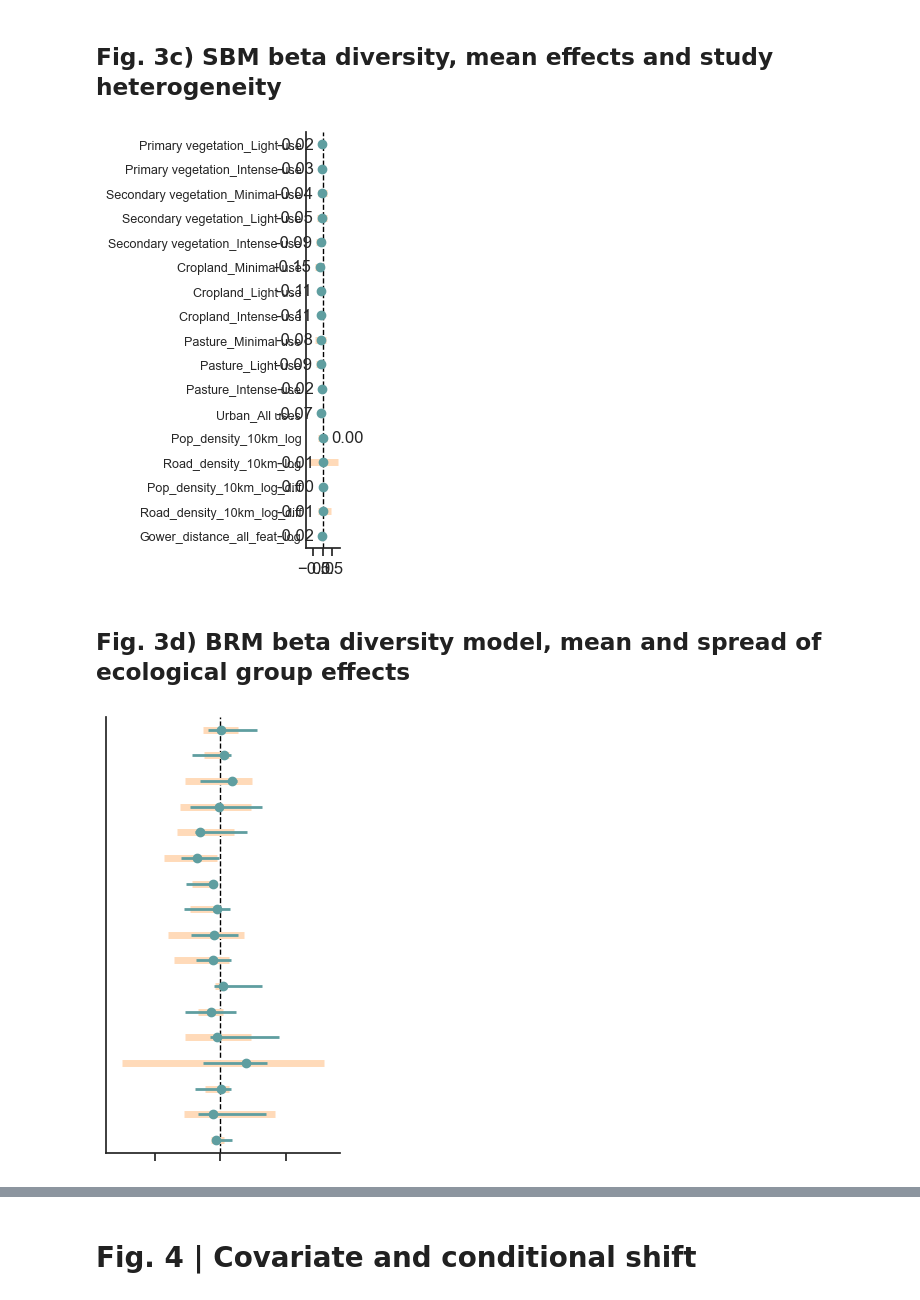
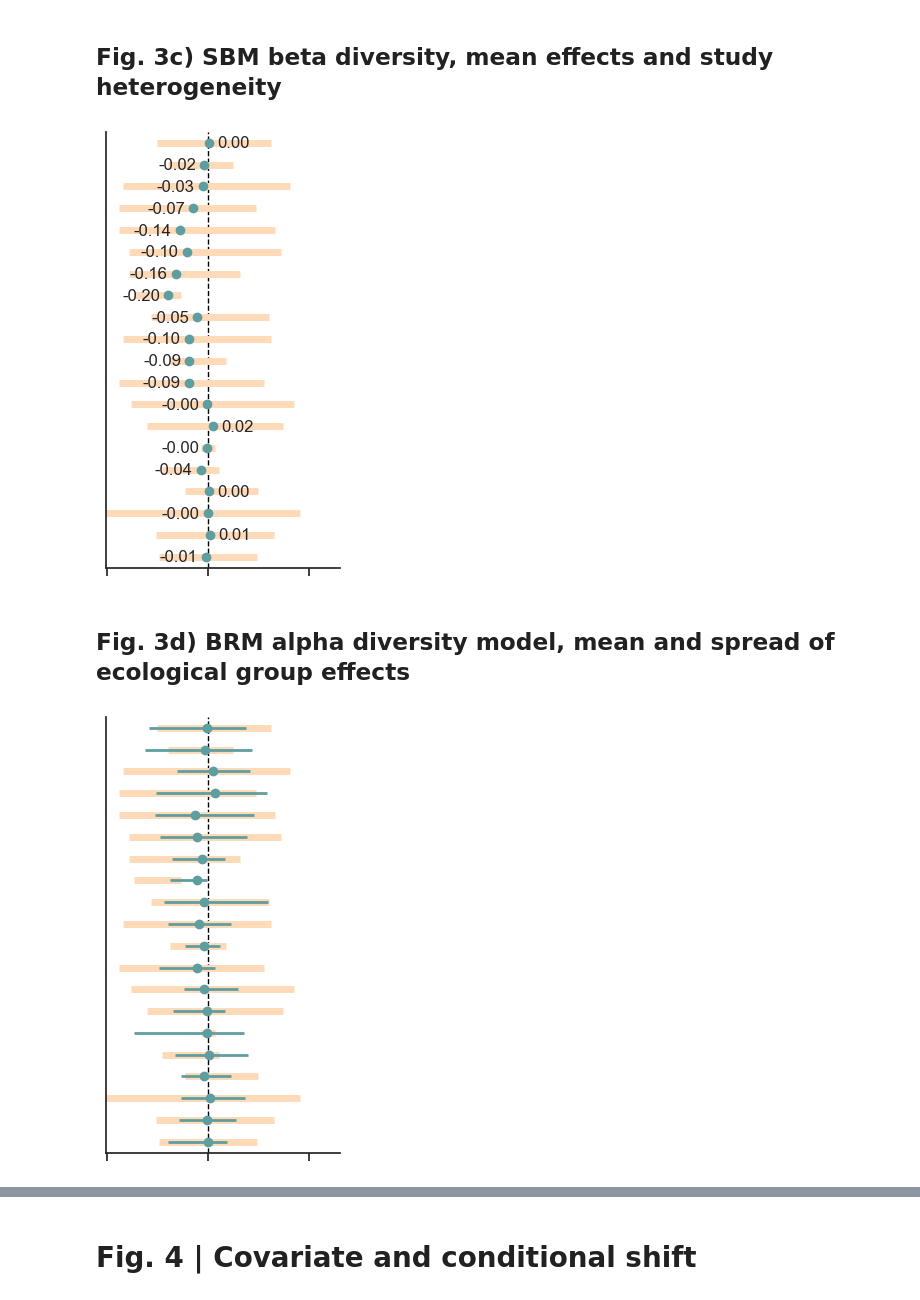
Before and after one commit to j-nystrom/biodiversity-impacts, a Jupyter notebook: notebooks/1_manuscript_main.ipynb, the cells around one changed output, grey strips where cells are left out. Drawn from its saved outputs; the diff is of its cells as text; code cells hidden in the pictures.

```diff
--- a/notebooks/1_manuscript_main.ipynb
+++ b/notebooks/1_manuscript_main.ipynb
@@ -1638,20 +1394,21 @@ def plot_effect_panel(
 # %%
-fig3ce_figsize = (2.7, 4.8)
+# Shared size for Fig 3c-e and Fig 4c-e forest-style panels.
+effect_forest_figsize = (2.7, 4.8)
 # %% [markdown]
 ## Fig. 3c) SBM beta diversity, mean effects and study heterogeneity
 # %%
 # Plot Fig 3c as SBM beta study heterogeneity and population mean effects.
 fig3c_sbm_effects = plot_effect_panel(
-    effect_summary=effect_summaries["SBM"],
-    figsize=fig3ce_figsize,
-    show_axes_labels_values=True,
+    effect_summary=alpha_effect_summaries["SBM"],
+    figsize=effect_forest_figsize,
+    show_axes_labels_values=False,
     show_legend=False,
     show_mean_values=True,
-    plot_effect_order=effect_order,
+    plot_effect_order=alpha_effect_order,
     plot_effect_x_limits=effect_x_limits,
 )
 # %% [output]
-[figure, old version]
+[figure, new version]
 # %%
 fig3c_sbm_effects.savefig(
     "../../documents/revision/plots/fig3c_sbm_effects.svg",
@@ -1660,21 +1417,21 @@ fig3c_sbm_effects.savefig(
     bbox_inches="tight",
 )
 # %% [markdown]
-## Fig. 3d) BRM beta diversity model, mean and spread of ecological group effects
+## Fig. 3d) BRM alpha diversity model, mean and spread of ecological group effects
 # %%
 # Plot Fig 3d as SBM study heterogeneity plus BRM ecological spread.
 fig3d_brm_effects = plot_effect_panel(
-    effect_summary=effect_summaries["BRM"],
-    figsize=fig3ce_figsize,
+    effect_summary=alpha_effect_summaries["BRM"],
+    figsize=effect_forest_figsize,
     show_axes_labels_values=False,
     show_legend=False,
     show_mean_values=False,
-    plot_effect_order=effect_order,
+    plot_effect_order=alpha_effect_order,
     plot_effect_x_limits=effect_x_limits,
     show_ecological_spread=True,
 )
 # %% [output]
-[figure, old version]
+[figure, new version]
 # %%
 fig3d_brm_effects.savefig(
     "../../documents/revision/plots/fig3d_brm_effects.svg",
```
Also changed, not shown: parts of 121 cells of this notebook, 56 other files.
